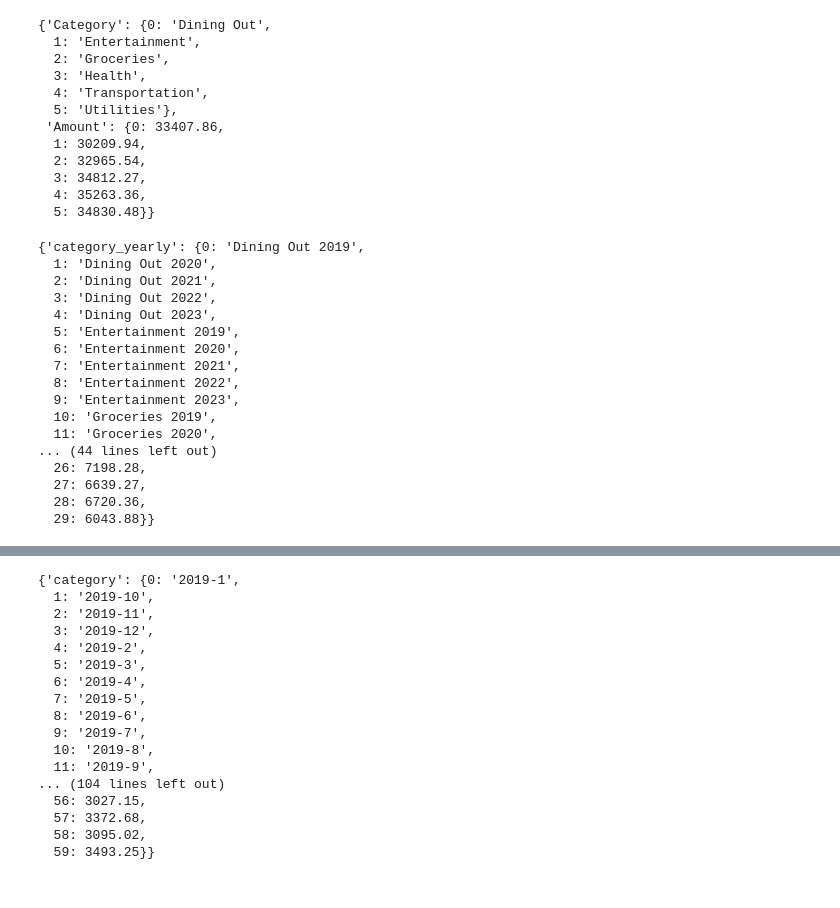
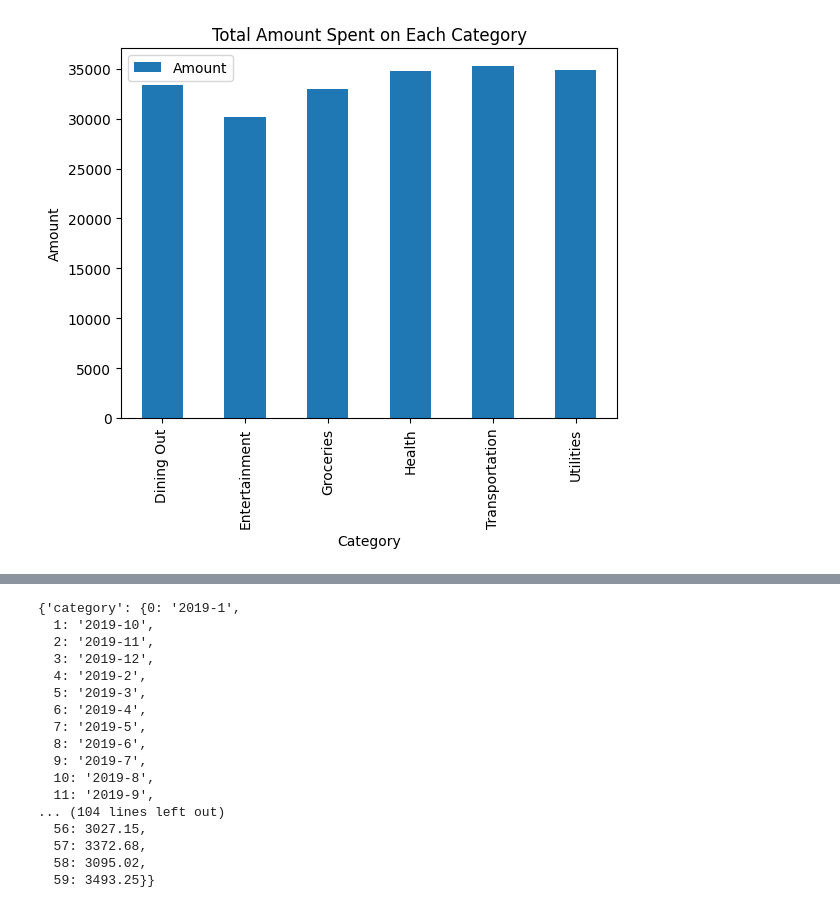
Before and after one commit to Xiujuan-XJ/financial_data_app, a Jupyter notebook: flask-server/test.ipynb, the cells around one changed output, grey strips where cells are left out. Drawn from its saved outputs; the diff is of its cells as text; code cells hidden in the pictures.

```diff
--- a/flask-server/test.ipynb
+++ b/flask-server/test.ipynb
@@ -3,5 +5,4 @@ import pandas as pd
 # %%
-df=pd.read_csv('uploads/5_years_financial_data.csv',parse_dates = ['Date'],dayfirst=True)
-
+df=pd.read_csv('..//5_years_financial_data.csv',parse_dates = ['Date'],dayfirst=True)
 df['Year'] = df['Date'].dt.year
 df['Month'] = df['Date'].dt.month
@@ -25,40 +9,5 @@ df1
-# %%
-# Calculate total expenses by category
-category_totals = df.groupby('Category',as_index=False).agg({'Amount':'sum'}).to_dict(orient='dict')
-
-category_totals
-# %% [output]
-{'Category': {0: 'Dining Out',
-  1: 'Entertainment',
-  2: 'Groceries',
-  3: 'Health',
-  4: 'Transportation',
-  5: 'Utilities'},
- 'Amount': {0: 33407.86,
-  1: 30209.94,
-  2: 32965.54,
-  3: 34812.27,
-  4: 35263.36,
-  5: 34830.48}}
-# %%
-df['category_yearly'] = df['Category']+' '+df['Year'].astype(str)
-yearly_expenses_per_category=df.groupby(['category_yearly'],as_index=False).agg({'Amount':'sum'}).to_dict(orient='dict')
-yearly_expenses_per_category
-# %% [output]
-{'category_yearly': {0: 'Dining Out 2019',
-  1: 'Dining Out 2020',
-  2: 'Dining Out 2021',
-  3: 'Dining Out 2022',
-  4: 'Dining Out 2023',
-  5: 'Entertainment 2019',
-  6: 'Entertainment 2020',
-  7: 'Entertainment 2021',
-  8: 'Entertainment 2022',
-  9: 'Entertainment 2023',
-  10: 'Groceries 2019',
-  11: 'Groceries 2020',
-... (44 lines left out)
-  26: 7198.28,
-  27: 6639.27,
-  28: 6720.36,
-  29: 6043.88}}
+# %%
+category_totals=df.groupby('Category',as_index=False).agg({'Amount':'sum'}).plot(kind='bar',x='Category',y='Amount',title='Total Amount Spent on Each Category',xlabel='Category',ylabel='Amount')
+category_totals.figure.savefig('category_totals')
+# %% [output]
+[figure, added]
```
Also changed, not shown: parts of 6 cells of this notebook, 36 other files.
